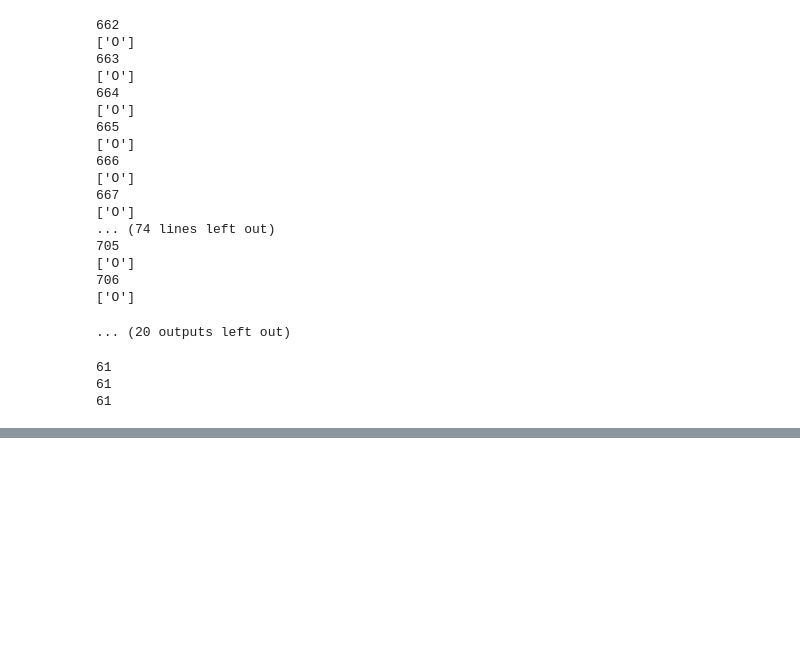
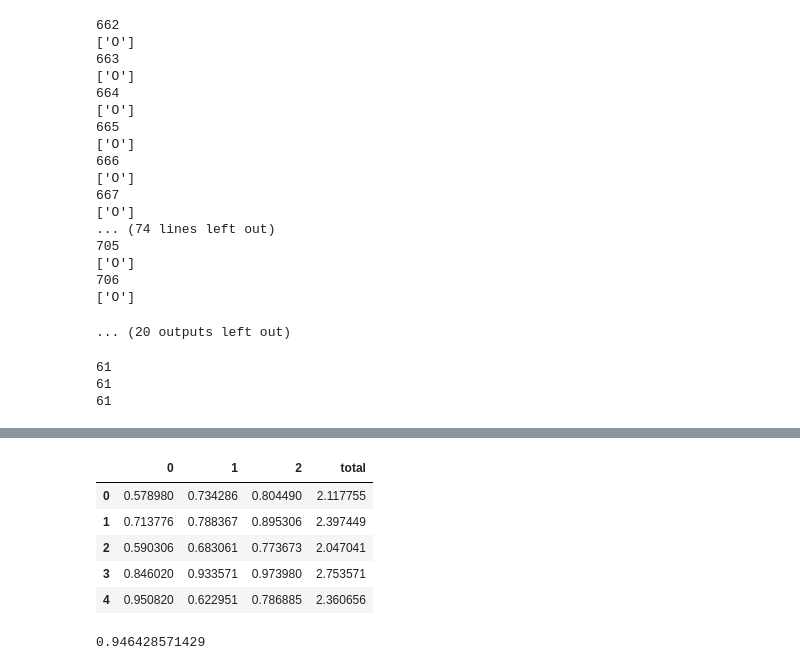
Before and after one commit to dkanarek12/metis_work, a Jupyter notebook: projects/05-Kojak/05-Kojak.ipynb, the cells around one changed output, grey strips where cells are left out. Cells and saved outputs as stored; diff of their text form; code cells hidden in the pictures; blank space fills up the shorter version.

```diff
--- a/projects/05-Kojak/05-Kojak.ipynb
+++ b/projects/05-Kojak/05-Kojak.ipynb
@@ -1112,0 +1108,31 @@ AttributeError: 'DataFrame' object has no attribute 'Series1'
+# %%
+stacked_bar_data.head()
+# %% [output]
+|  | 0 | 1 | 2 | total |
+| 0 | 0.578980 | 0.734286 | 0.804490 | 2.117755 |
+| 1 | 0.713776 | 0.788367 | 0.895306 | 2.397449 |
+| 2 | 0.590306 | 0.683061 | 0.773673 | 2.047041 |
+| 3 | 0.846020 | 0.933571 | 0.973980 | 2.753571 |
+| 4 | 0.950820 | 0.622951 | 0.786885 | 2.360656 |
+# %%
+c_test = np.array([0,0,0,0,0,0,0,0,0,0,1,1,1,1,1,1,1,1,1,1,
+                   2,2,2,2,2,2,2,2,2,2,2,2,2,2,2,2,2,2,2,2,
+                   3,3,3,2,3,2,2,3,3,3,3,3,3,3,3,3,
+                   4,4,4,4,4,4,4,4,4,4,4,4,])
+
+test_dict = {'0':'quick_turn','1':'arm_out','2':'O','3':'V','4':'tap'}
+
+
+actual = np.array(Data[:,-1])
+
+num = 0
+den = 0
+for row,value in enumerate(c_test):
+    if row < 67:
+        if actual[row]!='across':
+            den += 1
+            if test_dict[str(value)]==actual[row]:
+                num +=1
+print num/float(den)
+# %% [output]
+0.946428571429
```
Also changed, not shown: parts of 10 cells of this notebook, 23 other files.
